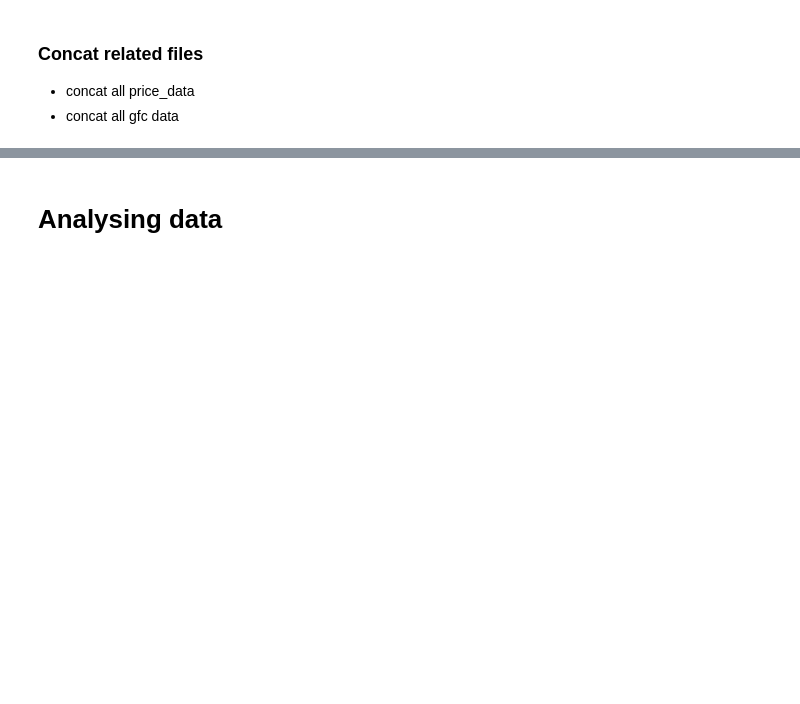
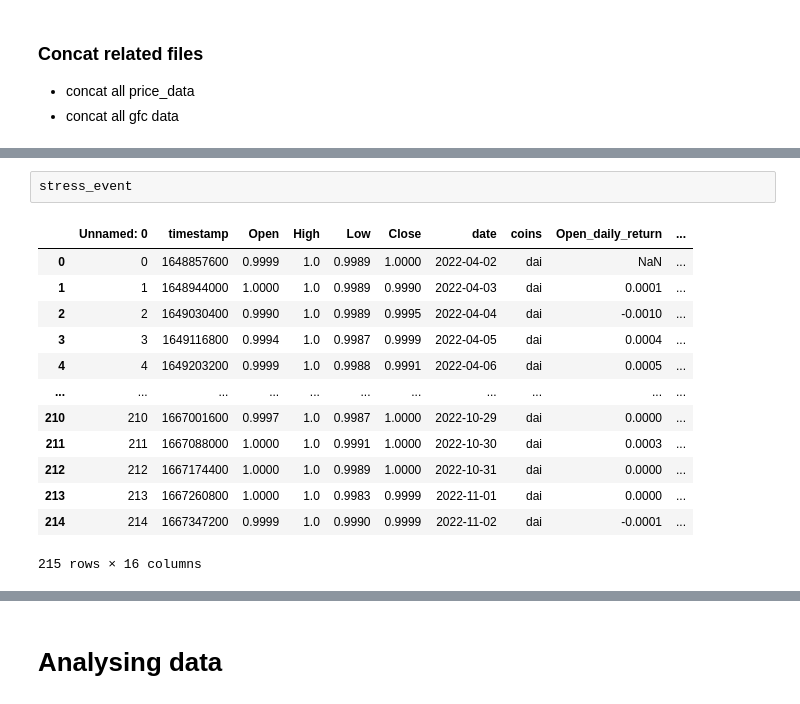
Before and after one commit to Q8yi/financial-run-dynamics-datathon, a Jupyter notebook: notebooks/02_eda.ipynb, the cells around one changed output, grey strips where cells are left out. Cells and saved outputs as stored; diff of their text form; blank space fills up the shorter version.

```diff
--- a/notebooks/02_eda.ipynb
+++ b/notebooks/02_eda.ipynb
@@ -161,3 +330,19 @@ analysing individual candle chart
+# %%
+stress_event
+# %% [output]
+|  | Unnamed: 0 | timestamp | Open | High | Low | Close | date | coins | Open_daily_return | ... |
+| 0 | 0 | 1648857600 | 0.9999 | 1.0 | 0.9989 | 1.0000 | 2022-04-02 | dai | NaN | ... |
+| 1 | 1 | 1648944000 | 1.0000 | 1.0 | 0.9989 | 0.9990 | 2022-04-03 | dai | 0.0001 | ... |
+| 2 | 2 | 1649030400 | 0.9990 | 1.0 | 0.9989 | 0.9995 | 2022-04-04 | dai | -0.0010 | ... |
+| 3 | 3 | 1649116800 | 0.9994 | 1.0 | 0.9987 | 0.9999 | 2022-04-05 | dai | 0.0004 | ... |
+| 4 | 4 | 1649203200 | 0.9999 | 1.0 | 0.9988 | 0.9991 | 2022-04-06 | dai | 0.0005 | ... |
+| ... | ... | ... | ... | ... | ... | ... | ... | ... | ... | ... |
+| 210 | 210 | 1667001600 | 0.9997 | 1.0 | 0.9987 | 1.0000 | 2022-10-29 | dai | 0.0000 | ... |
+| 211 | 211 | 1667088000 | 1.0000 | 1.0 | 0.9991 | 1.0000 | 2022-10-30 | dai | 0.0003 | ... |
+| 212 | 212 | 1667174400 | 1.0000 | 1.0 | 0.9989 | 1.0000 | 2022-10-31 | dai | 0.0000 | ... |
+| 213 | 213 | 1667260800 | 1.0000 | 1.0 | 0.9983 | 0.9999 | 2022-11-01 | dai | 0.0000 | ... |
+| 214 | 214 | 1667347200 | 0.9999 | 1.0 | 0.9990 | 0.9999 | 2022-11-02 | dai | -0.0001 | ... |
+215 rows × 16 columns
 # %%
 gfc_data = None
 for name, df in gfc_dfs.items():
```
Also changed, not shown: parts of 13 cells of this notebook.
